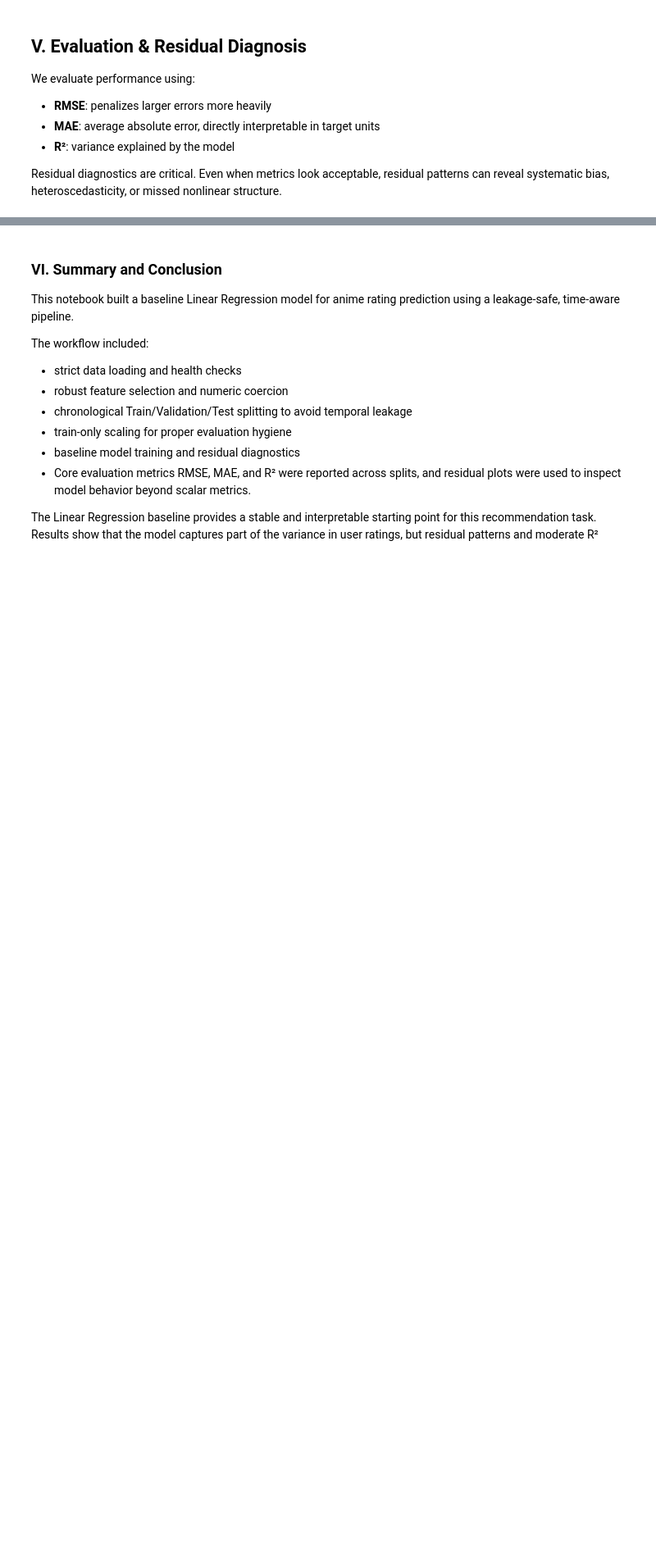
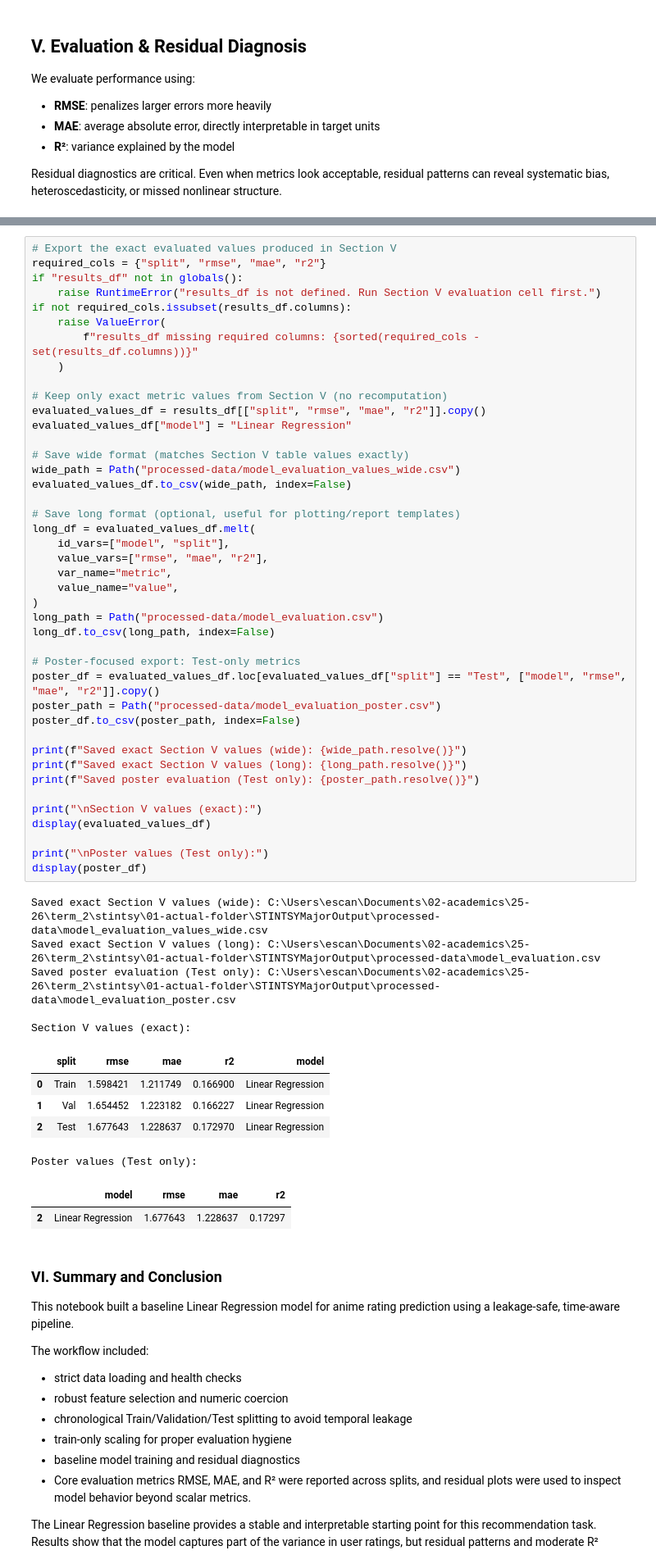
Before and after one commit to prynetopg777/STINTSYMajorOutput, a Jupyter notebook: 03_LinearRegression.ipynb, the cells around one changed output, grey strips where cells are left out. Shown at 82% size. Saved outputs shown, nothing was run; the diff lists cells and outputs as text; blank space fills up the shorter version.

```diff
--- a/03_LinearRegression.ipynb
+++ b/03_LinearRegression.ipynb
@@ -394,3 +400,58 @@ Generalization looks reasonably stable for a baseline linear model.
+# %%
+# Export the exact evaluated values produced in Section V
+required_cols = {"split", "rmse", "mae", "r2"}
+if "results_df" not in globals():
+    raise RuntimeError("results_df is not defined. Run Section V evaluation cell first.")
+if not required_cols.issubset(results_df.columns):
+    raise ValueError(
+        f"results_df missing required columns: {sorted(required_cols - set(results_df.columns))}"
+    )
+
+# Keep only exact metric values from Section V (no recomputation)
+evaluated_values_df = results_df[["split", "rmse", "mae", "r2"]].copy()
+evaluated_values_df["model"] = "Linear Regression"
+
+# Save wide format (matches Section V table values exactly)
+wide_path = Path("processed-data/model_evaluation_values_wide.csv")
+evaluated_values_df.to_csv(wide_path, index=False)
+
+# Save long format (optional, useful for plotting/report templates)
+long_df = evaluated_values_df.melt(
+    id_vars=["model", "split"],
+    value_vars=["rmse", "mae", "r2"],
+    var_name="metric",
+    value_name="value",
+)
+long_path = Path("processed-data/model_evaluation.csv")
+long_df.to_csv(long_path, index=False)
+
+# Poster-focused export: Test-only metrics
+poster_df = evaluated_values_df.loc[evaluated_values_df["split"] == "Test", ["model", "rmse", "mae", "r2"]].copy()
+poster_path = Path("processed-data/model_evaluation_poster.csv")
+poster_df.to_csv(poster_path, index=False)
+
+print(f"Saved exact Section V values (wide): {wide_path.resolve()}")
+print(f"Saved exact Section V values (long): {long_path.resolve()}")
+print(f"Saved poster evaluation (Test only): {poster_path.resolve()}")
+
+print("\nSection V values (exact):")
+display(evaluated_values_df)
+
+print("\nPoster values (Test only):")
+display(poster_df)
+# %% [output]
+Saved exact Section V values (wide): C:\Users\escan\Documents\02-academics\25-26\term_2\stintsy\01-actual-folder\STINTSYMajorOutput\processed-data\model_evaluation_values_wide.csv
+Saved exact Section V values (long): C:\Users\escan\Documents\02-academics\25-26\term_2\stintsy\01-actual-folder\STINTSYMajorOutput\processed-data\model_evaluation.csv
+Saved poster evaluation (Test only): C:\Users\escan\Documents\02-academics\25-26\term_2\stintsy\01-actual-folder\STINTSYMajorOutput\processed-data\model_evaluation_poster.csv
+
+Section V values (exact):
+|  | split | rmse | mae | r2 | model |
+| 0 | Train | 1.598421 | 1.211749 | 0.166900 | Linear Regression |
+| 1 | Val | 1.654452 | 1.223182 | 0.166227 | Linear Regression |
+| 2 | Test | 1.677643 | 1.228637 | 0.172970 | Linear Regression |
+Poster values (Test only):
+|  | model | rmse | mae | r2 |
+| 2 | Linear Regression | 1.677643 | 1.228637 | 0.17297 |
 # %% [markdown]
 ### VI. Summary and Conclusion
 This notebook built a baseline Linear Regression model for anime rating prediction using a leakage-safe, time-aware pipeline.
```
Also changed, not shown: parts of 6 cells of this notebook, 2 other files.
